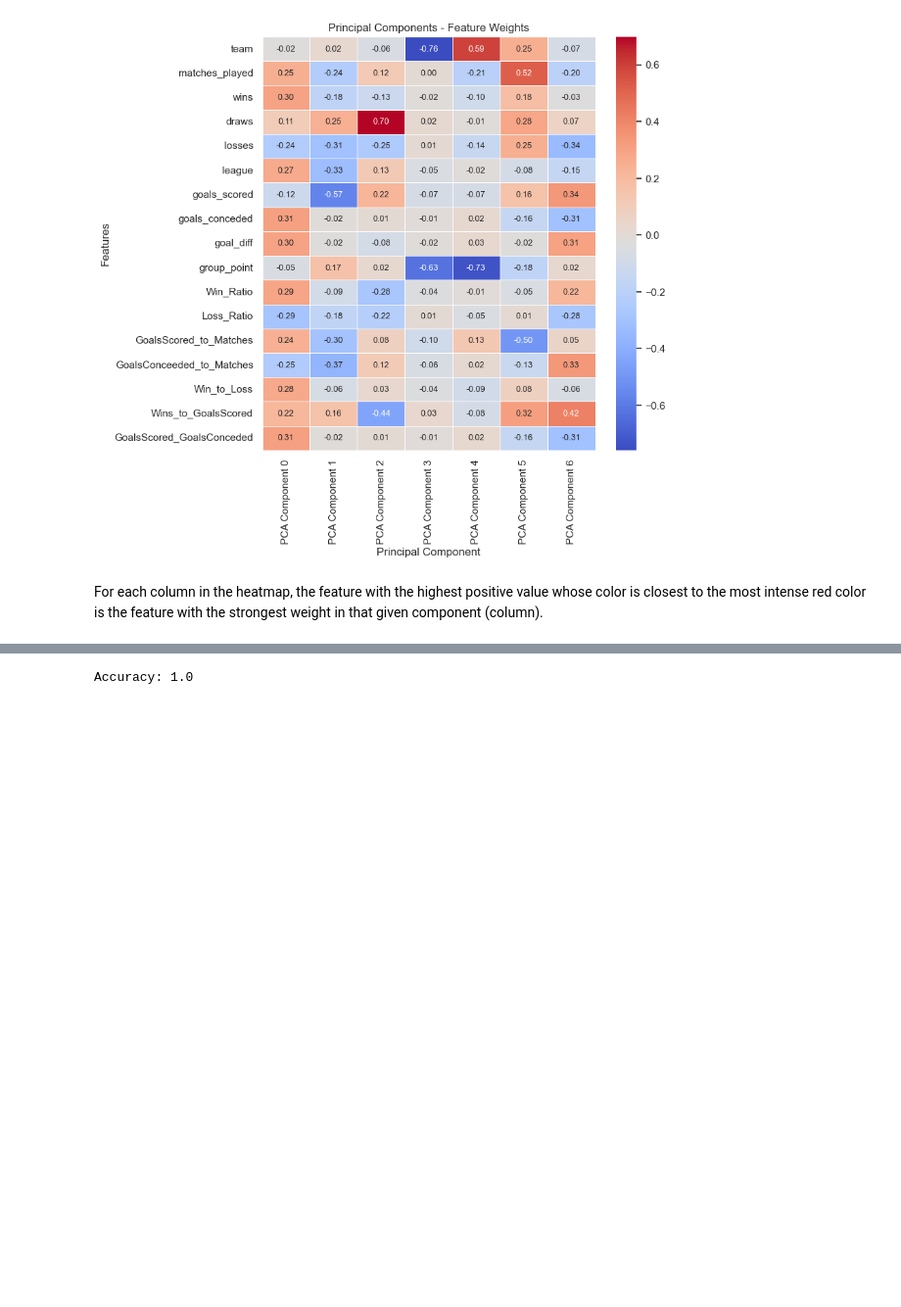
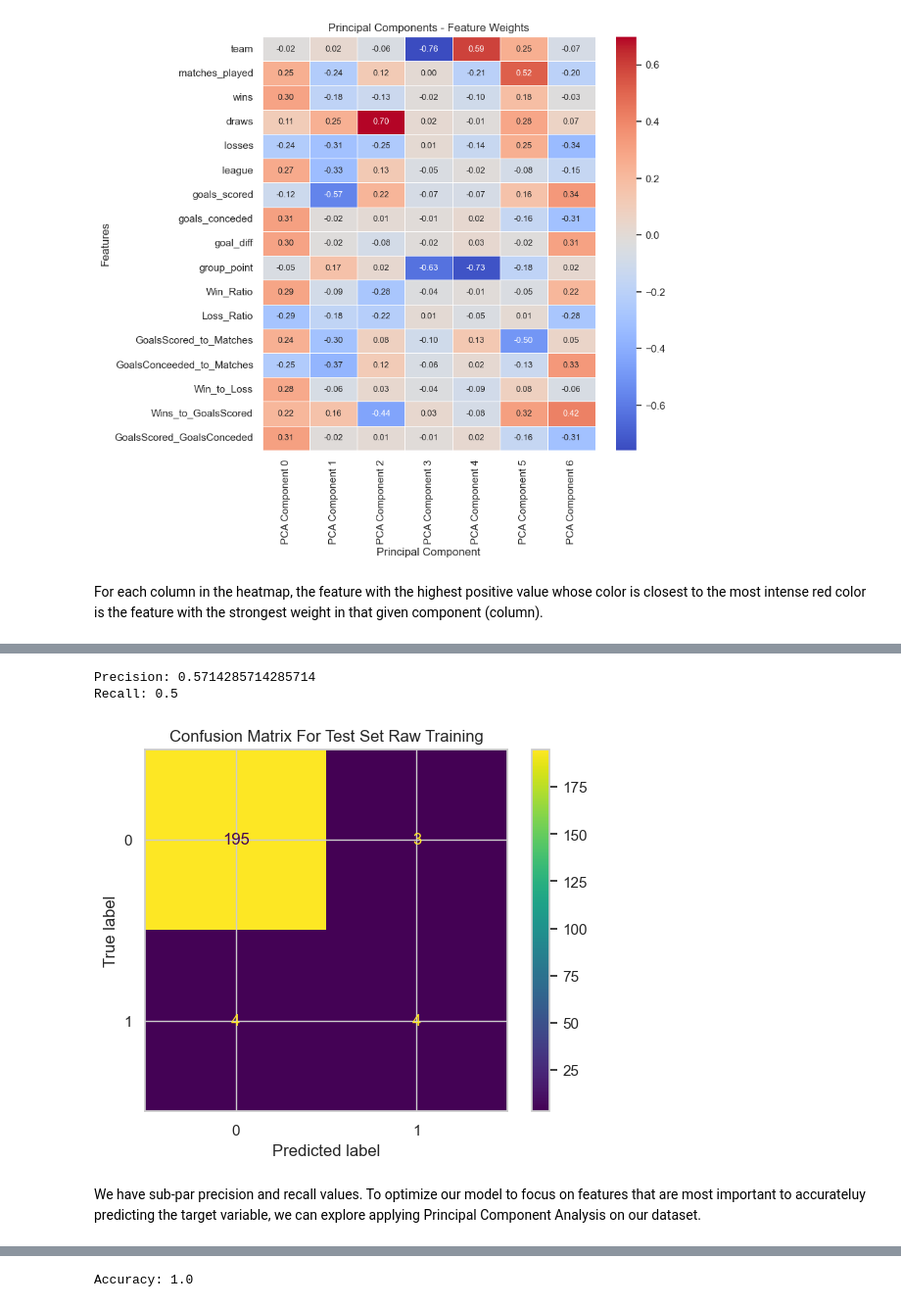
Before and after one commit to harrynwosu/champions-league, a Jupyter notebook: Project.ipynb, the cells around one changed output, grey strips where cells are left out. Shown at 98% size. Drawn from its saved outputs; the diff is of its cells as text; code cells hidden in the pictures; blank space fills up the shorter version.

```diff
--- a/Project.ipynb
+++ b/Project.ipynb
@@ -438,0 +441,9 @@ Now that we have successfully scaled our features and have our PCA ready with th
+# %%
+from sklearn.ensemble import RandomForestClassifier
+from sklearn.metrics import accuracy_score, precision_score, recall_score, balanced_accuracy_score, confusion_matrix, classification_report, ConfusionMatrixDisplay
+
+
+rf_raw = RandomForestClassifier(random_state= RANDOM_SEED)
+# rf_raw.fit(X_train_scaled, y_train)
+rf_raw.fit(X_train, y_train)
+print("Accuracy:", rf_raw.score(X_train, y_train))
@@ -438,0 +452,3 @@ Now that we have successfully scaled our features and have our PCA ready with th
+# %%
+y_pred_raw = rf_raw.predict(X_test)
+y_pred_raw
@@ -438,0 +466,25 @@ Now that we have successfully scaled our features and have our PCA ready with th
+# %%
+# Calculate precision
+precision_raw = precision_score(y_test, y_pred_raw)
+
+# Calculate recall
+recall_raw = recall_score(y_test, y_pred_raw)
+
+# Print precision and recall
+print("Precision:", precision_raw)
+print("Recall:", recall_raw)
+# %% [output]
+Precision: 0.5714285714285714
+Recall: 0.5
+# %%
+cm_raw = confusion_matrix(y_test, y_pred_raw)
+
+cm_display_raw = ConfusionMatrixDisplay(confusion_matrix = cm_raw, display_labels = [0, 1])
+
+cm_display_raw.plot()
+plt.title('Confusion Matrix For Test Set Raw Training')
+plt.show()
+# %% [output]
+[figure, added]
+# %% [markdown]
+We have sub-par precision and recall values. To optimize our model to focus on features that are most important to accurateluy predicting the target variable,  we can explore applying Principal Component Analysis on our dataset.
```
Also changed, not shown: parts of 20 cells of this notebook.
